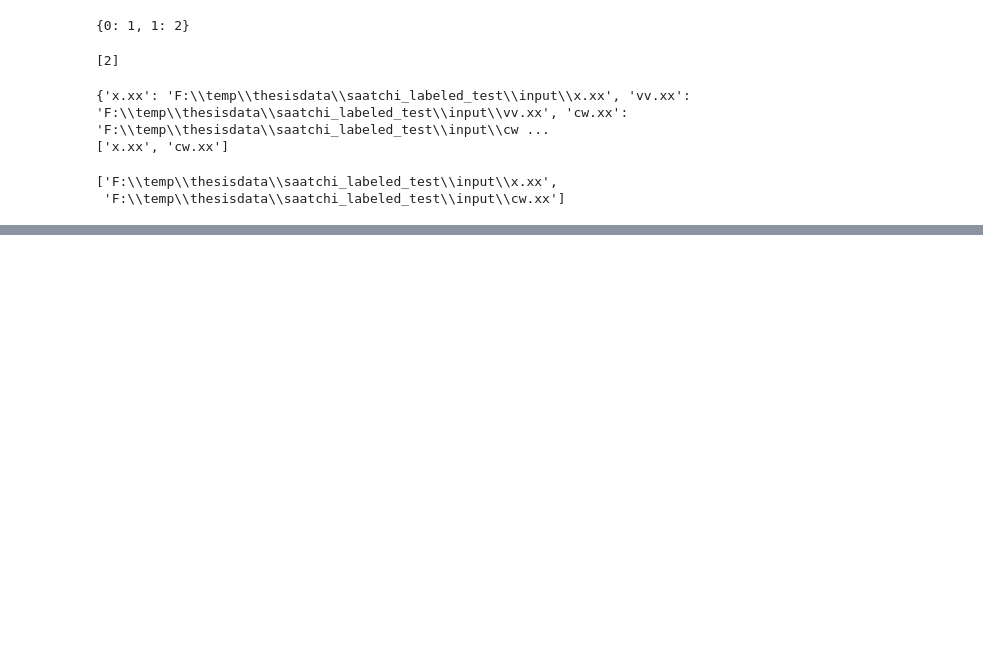
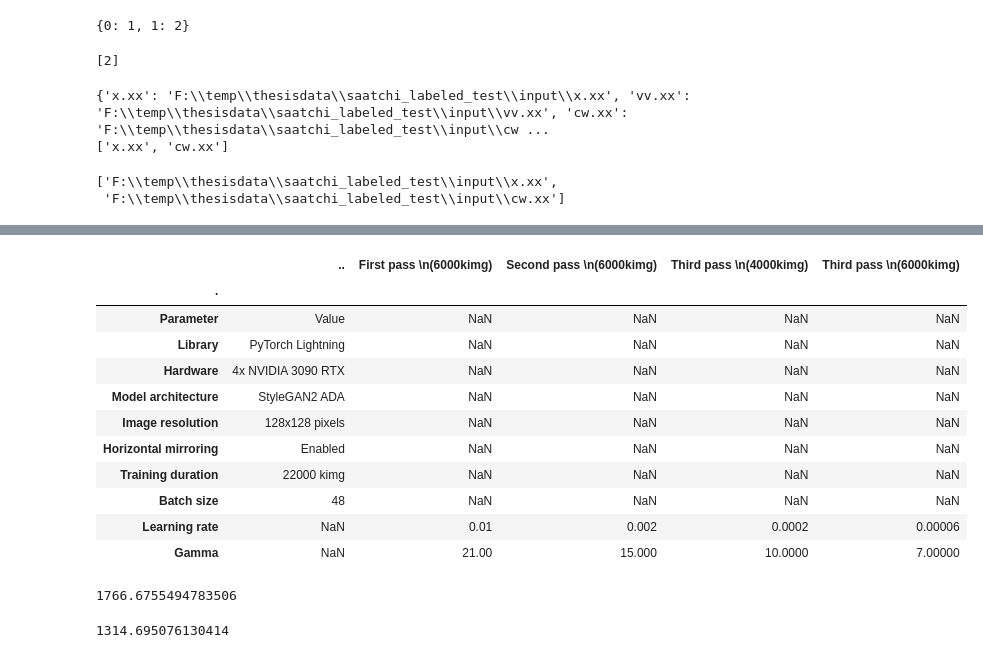
Before and after one commit to Guthman/Thesis_cur-AI-tor, a Jupyter notebook: notebooks/scratchpad2.ipynb, the cells around one changed output, grey strips where cells are left out. Cells and saved outputs as stored; diff of their text form; code cells hidden in the pictures; blank space fills up the shorter version.

```diff
--- a/notebooks/scratchpad2.ipynb
+++ b/notebooks/scratchpad2.ipynb
@@ -403,0 +502,18 @@ filelist
+# %%
+import pandas as pd
+df =  pd.read_excel(r'F:\temp\thesisdata\painter_training.xlsx')
+df.set_index('.', inplace=True)
+df.head(10)
+# %% [output]
+|  | .. | First pass \n(6000kimg) | Second pass \n(6000kimg) | Third pass \n(4000kimg) | Third pass \n(6000kimg) |
+| . |  |  |  |  |  |
+| Parameter | Value | NaN | NaN | NaN | NaN |
+| Library | PyTorch Lightning | NaN | NaN | NaN | NaN |
+| Hardware | 4x NVIDIA 3090 RTX | NaN | NaN | NaN | NaN |
+| Model architecture | StyleGAN2 ADA | NaN | NaN | NaN | NaN |
+| Image resolution | 128x128 pixels | NaN | NaN | NaN | NaN |
+| Horizontal mirroring | Enabled | NaN | NaN | NaN | NaN |
+| Training duration | 22000 kimg | NaN | NaN | NaN | NaN |
+| Batch size | 48 | NaN | NaN | NaN | NaN |
+| Learning rate | NaN | 0.01 | 0.002 | 0.0002 | 0.00006 |
+| Gamma | NaN | 21.00 | 15.000 | 10.0000 | 7.00000 |
@@ -403,0 +546,4 @@ filelist
+# %%
+np.mean(lap_sharpness_gen)
+# %% [output]
+1766.6755494783506
@@ -403,0 +555,4 @@ filelist
+# %%
+np.mean(lap_sharpness)
+# %% [output]
+1314.695076130414
```
Also changed, not shown: parts of 17 cells of this notebook, 9 other files.
